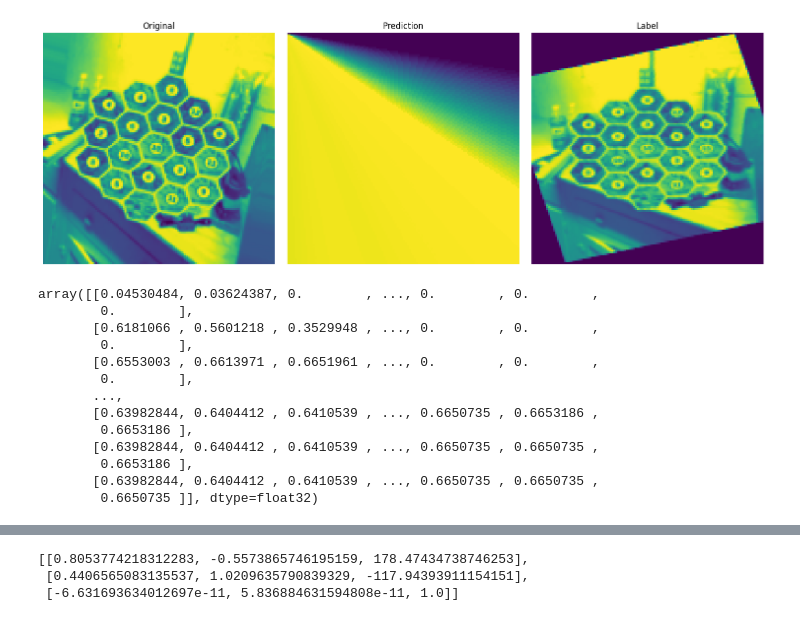
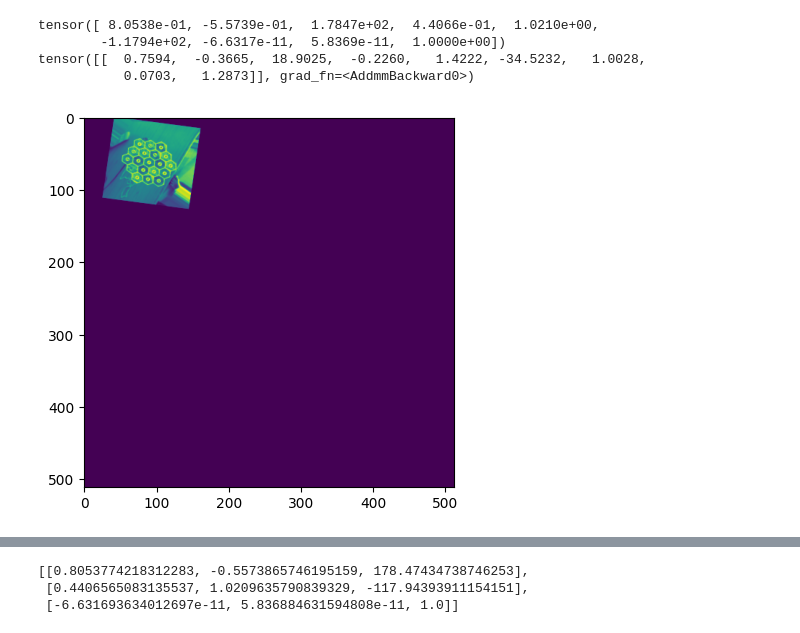
Before and after one commit to vdakov/cv-board-game-detection, a Jupyter notebook: main.ipynb, the cells around one changed output, grey strips where cells are left out. Saved outputs shown, nothing was run; the diff lists cells and outputs as text; code cells hidden in the pictures.

```diff
--- a/main.ipynb
+++ b/main.ipynb
@@ -17,6 +35,12 @@ input_transform_pipeline = transforms.Compose([
     transforms.Resize((128, 128)),
     transforms.Grayscale(num_output_channels=1),  # Convert to grayscale
     transforms.ToTensor()
+])
+
+output_pipeline = transforms.Compose([
+    homography_dataset.HomographyOutputTransform((512, 512), (128, 128)),
+    transforms.Lambda(lambda x: torch.tensor(x, dtype=torch.float32)),
+    transforms.Lambda(lambda x: torch.flatten(x))
 ])
 
 label_transform_pipeline = transforms.Compose([
@@ -25,11 +49,17 @@ label_transform_pipeline = transforms.Compose([
     transforms.Lambda(lambda x: torch.flatten(x))
 ])
 
+batch_size = 32
+learning_rate = 0.001
+num_epochs = 10
 json_path = 'data/full/perspective_distorted_boards/bbox_coordinates.json'
 img_dir = "data/full/perspective_distorted_boards"
 
-dataset = load_dataset(json_path, img_dir, input_transform_pipeline, label_transform_pipeline)
-train_size = int(0.8 * len(dataset))
+with open(json_path, 'r') as f:
+    data = json.load(f)
+
+dataset = homography_dataset.HomographyDataset(json_path, img_dir, transform=transform_pipeline)
+train_size = int(0.05 * len(dataset))
 test_size = len(dataset) - train_size
 
 
@@ -67,19 +86,16 @@ show_loss.show_train_test_loss(train_losses, test_loss, num_epochs)
-# %%
-image, label = dataset.__getitem__(np.random.randint(0, dataset.__len__()))
-
-show_perspective_corrected_board(model, image, label)
-# %% [output]
-[figure, removed]
-array([[0.04530484, 0.03624387, 0.        , ..., 0.        , 0.        ,
-        0.        ],
-       [0.6181066 , 0.5601218 , 0.3529948 , ..., 0.        , 0.        ,
-        0.        ],
-       [0.6553003 , 0.6613971 , 0.6651961 , ..., 0.        , 0.        ,
-        0.        ],
-       ...,
-       [0.63982844, 0.6404412 , 0.6410539 , ..., 0.6650735 , 0.6653186 ,
-        0.6653186 ],
-       [0.63982844, 0.6404412 , 0.6410539 , ..., 0.6650735 , 0.6650735 ,
-        0.6653186 ],
-       [0.63982844, 0.6404412 , 0.6410539 , ..., 0.6650735 , 0.6650735 ,
-        0.6650735 ]], dtype=float32)
+# %%
+image, label = dataset.__getitem__(200)
+matrix = model(image.unsqueeze(0))
+
+image = image.squeeze().detach().numpy()
+
+print(label)
+print(matrix)
+
+label, matrix = label.detach().numpy().reshape(3, 3), matrix.detach().numpy().reshape(3, 3)
+# %% [output]
+tensor([ 8.0538e-01, -5.5739e-01,  1.7847e+02,  4.4066e-01,  1.0210e+00,
+        -1.1794e+02, -6.6317e-11,  5.8369e-11,  1.0000e+00])
+tensor([[  0.7594,  -0.3665,  18.9025,  -0.2260,   1.4222, -34.5232,   1.0028,
+           0.0703,   1.2873]], grad_fn=<AddmmBackward0>)
+[figure, added]
```
Also changed, not shown: parts of 5 cells of this notebook, 6 other files.
